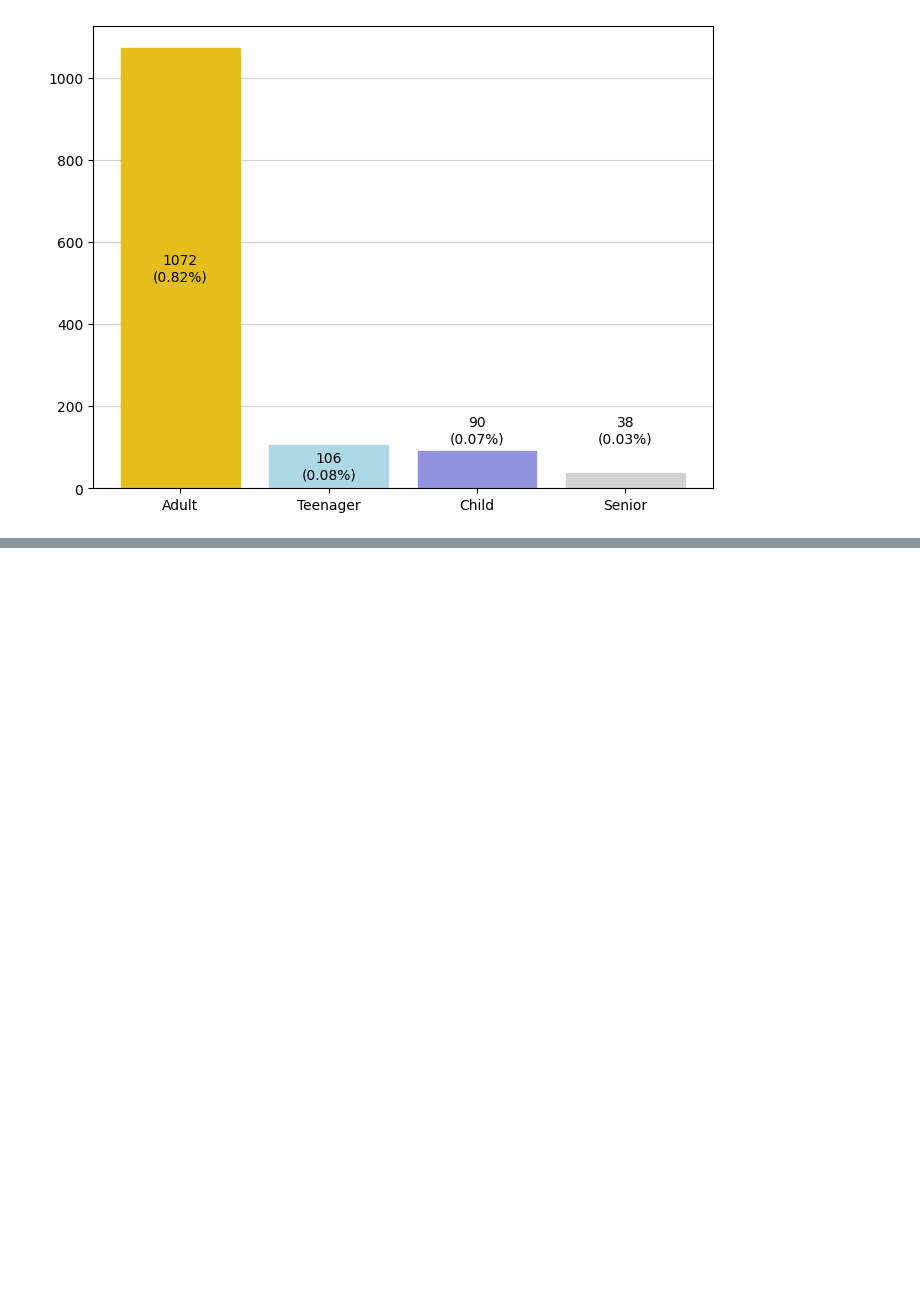
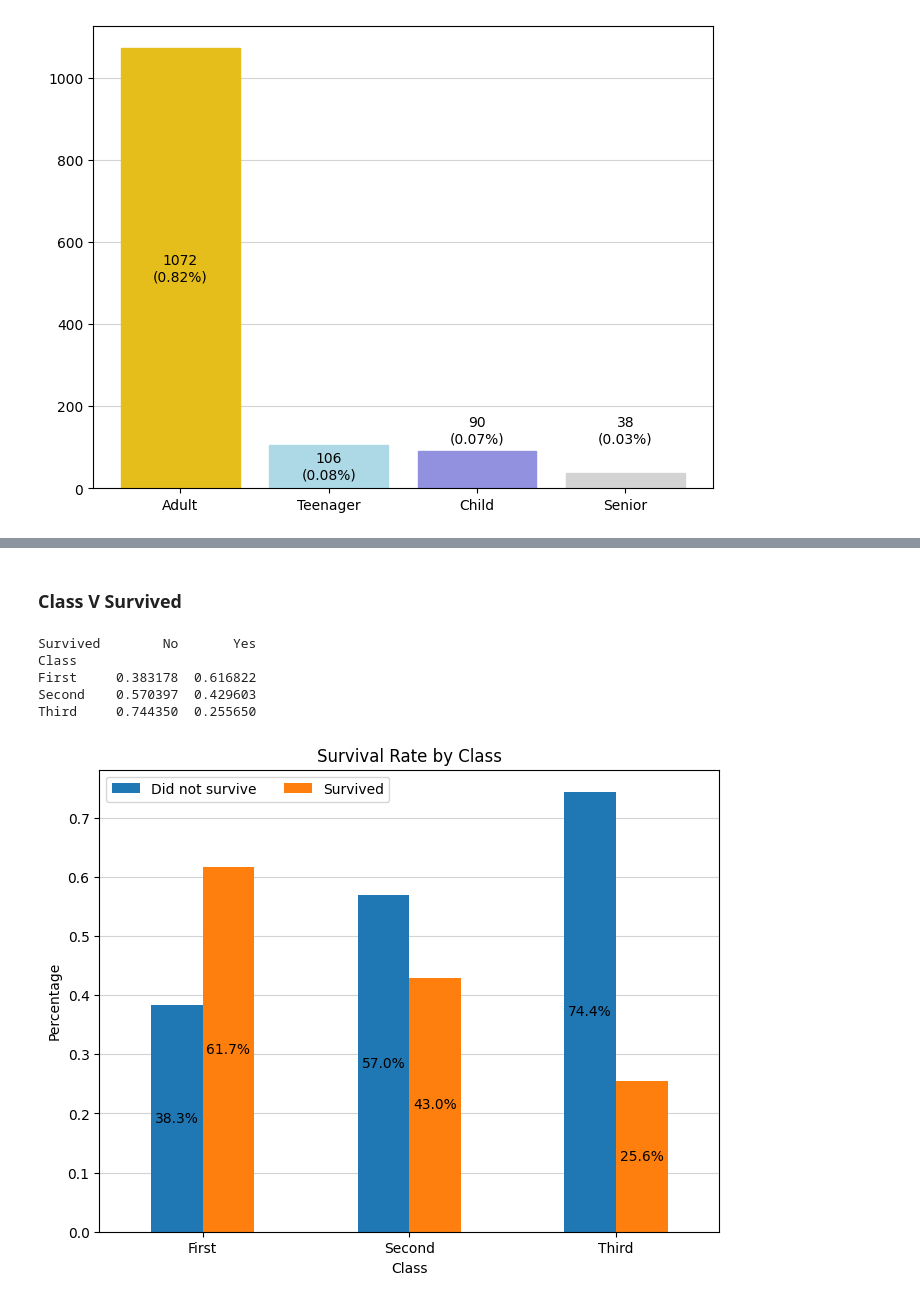
Before and after one commit to jordan5039/Titanic, a Jupyter notebook: notebooks/titanic_analysis.ipynb, the cells around one changed output, grey strips where cells are left out. Drawn from its saved outputs; the diff is of its cells as text; code cells hidden in the pictures; blank space fills up the shorter version.

```diff
--- a/notebooks/titanic_analysis.ipynb
+++ b/notebooks/titanic_analysis.ipynb
@@ -733,0 +764,29 @@ for i,bar in enumerate(bars):
+# %% [markdown]
+### Class V Survived
+# %%
+class_ct = pd.crosstab([df['Class']], df['Survived'], normalize='index')
+print(class_ct)
+# %% [output]
+Survived        No       Yes
+Class
+First     0.383178  0.616822
+Second    0.570397  0.429603
+Third     0.744350  0.255650
+# %%
+ax = class_ct.plot(kind='bar', figsize=(8,6), rot=0)
+ax.grid(color='lightgrey', axis='y', zorder=1)
+
+for container in ax.containers:
+    for bar in container:
+        bar.set_zorder(2)
+        y = bar.get_height() / 2
+        x = bar.get_x() + bar.get_width() / 2
+        ax.text(x, y, f'{round((y*200),1)}%', ha='center', va='center')
+
+plt.title('Survival Rate by Class')
+plt.xlabel('Class')
+plt.ylabel('Percentage')
+plt.legend(labels = ['Did not survive', 'Survived'], loc='upper left', ncols=2)
+plt.show()
+# %% [output]
+[figure, added]
```
Also changed, not shown: parts of 9 cells of this notebook.
